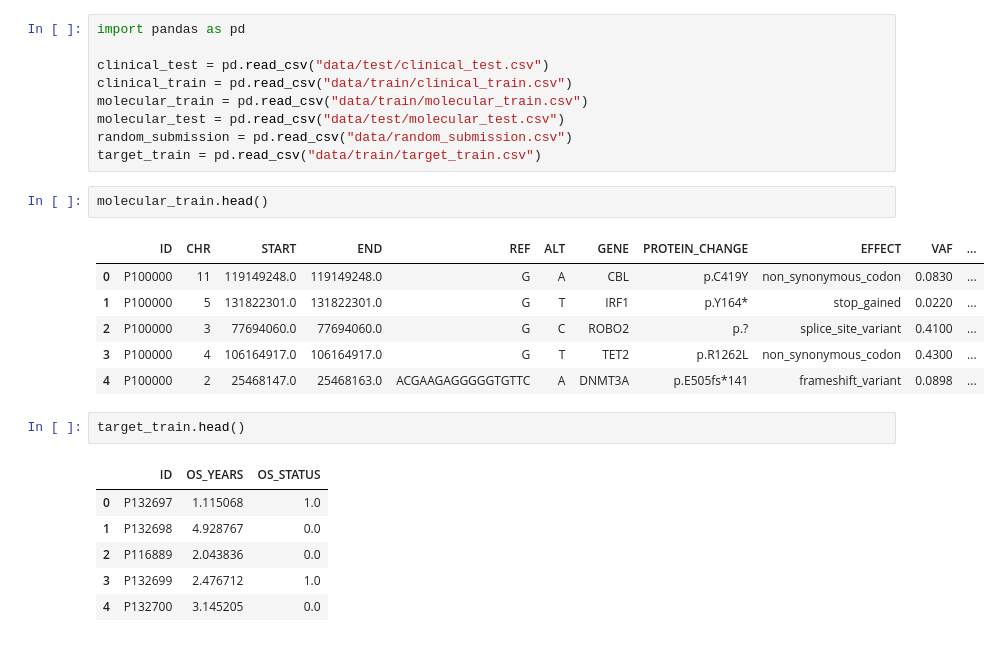
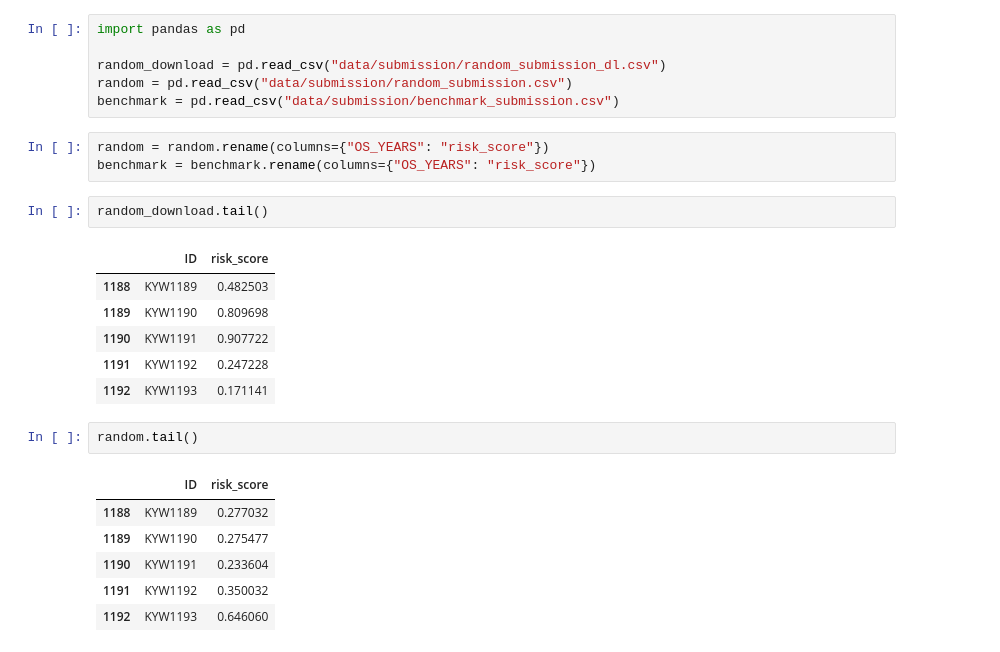
Before and after one commit to diabitbol/data-challenge-QRT-2025, a Jupyter notebook: notebook.ipynb, the cells around one changed output. Cells and saved outputs as stored; diff of their text form.

```diff
--- a/notebook.ipynb
+++ b/notebook.ipynb
@@ -10,27 +10,27 @@ Requirement already satisfied: six>=1.5 in /opt/python/lib/python3.13/site-packa
 # %%
 import pandas as pd
 
-clinical_test = pd.read_csv("data/test/clinical_test.csv")
-clinical_train = pd.read_csv("data/train/clinical_train.csv")
-molecular_train = pd.read_csv("data/train/molecular_train.csv")
-molecular_test = pd.read_csv("data/test/molecular_test.csv")
-random_submission = pd.read_csv("data/random_submission.csv")
-target_train = pd.read_csv("data/train/target_train.csv")
+random_download = pd.read_csv("data/submission/random_submission_dl.csv")
+random = pd.read_csv("data/submission/random_submission.csv")
+benchmark = pd.read_csv("data/submission/benchmark_submission.csv")
+# %%
+random = random.rename(columns={"OS_YEARS": "risk_score"})
+benchmark = benchmark.rename(columns={"OS_YEARS": "risk_score"})
 # %%
-molecular_train.head()
+random_download.tail()
 # %% [output]
-|  | ID | CHR | START | END | REF | ALT | GENE | PROTEIN_CHANGE | EFFECT | VAF | ... |
-| 0 | P100000 | 11 | 119149248.0 | 119149248.0 | G | A | CBL | p.C419Y | non_synonymous_codon | 0.0830 | ... |
-| 1 | P100000 | 5 | 131822301.0 | 131822301.0 | G | T | IRF1 | p.Y164* | stop_gained | 0.0220 | ... |
-| 2 | P100000 | 3 | 77694060.0 | 77694060.0 | G | C | ROBO2 | p.? | splice_site_variant | 0.4100 | ... |
-| 3 | P100000 | 4 | 106164917.0 | 106164917.0 | G | T | TET2 | p.R1262L | non_synonymous_codon | 0.4300 | ... |
-| 4 | P100000 | 2 | 25468147.0 | 25468163.0 | ACGAAGAGGGGGTGTTC | A | DNMT3A | p.E505fs*141 | frameshift_variant | 0.0898 | ... |
+|  | ID | risk_score |
+| 1188 | KYW1189 | 0.482503 |
+| 1189 | KYW1190 | 0.809698 |
+| 1190 | KYW1191 | 0.907722 |
+| 1191 | KYW1192 | 0.247228 |
+| 1192 | KYW1193 | 0.171141 |
 # %%
-target_train.head()
+random.tail()
 # %% [output]
-|  | ID | OS_YEARS | OS_STATUS |
-| 0 | P132697 | 1.115068 | 1.0 |
-| 1 | P132698 | 4.928767 | 0.0 |
-| 2 | P116889 | 2.043836 | 0.0 |
-| 3 | P132699 | 2.476712 | 1.0 |
-| 4 | P132700 | 3.145205 | 0.0 |
+|  | ID | risk_score |
+| 1188 | KYW1189 | 0.277032 |
+| 1189 | KYW1190 | 0.275477 |
+| 1190 | KYW1191 | 0.233604 |
+| 1191 | KYW1192 | 0.350032 |
+| 1192 | KYW1193 | 0.646060 |
```
Also changed, not shown: parts of 3 cells of this notebook, 1 other file.
